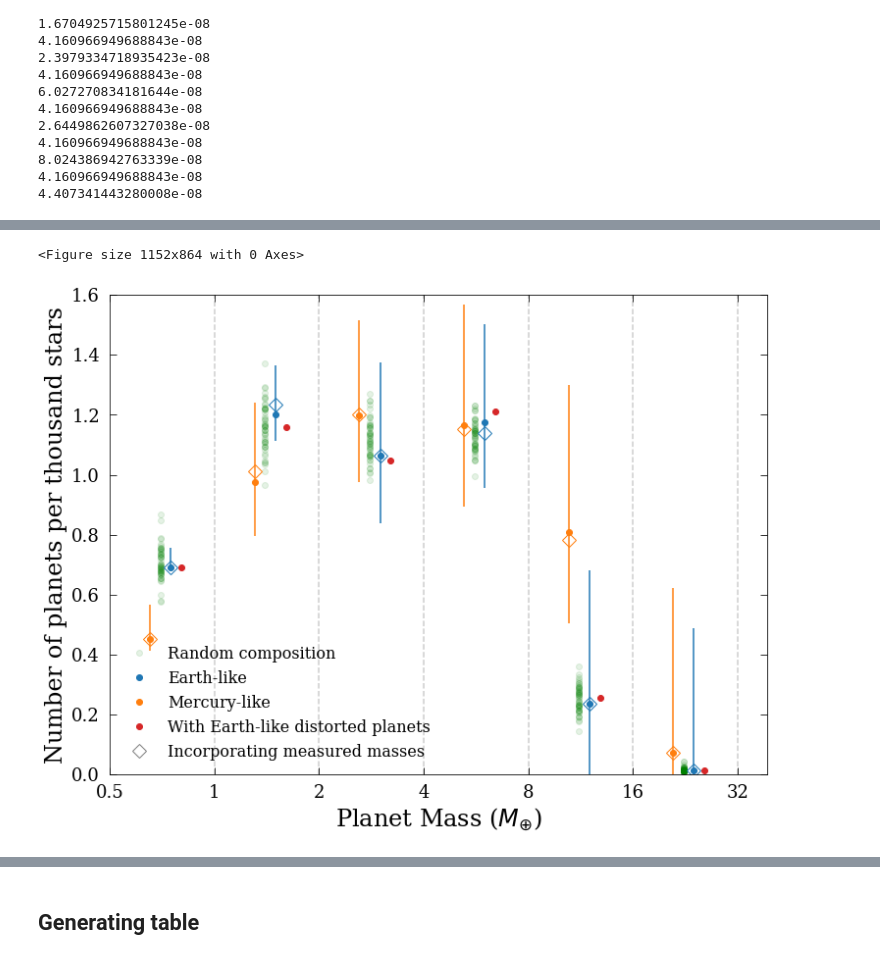
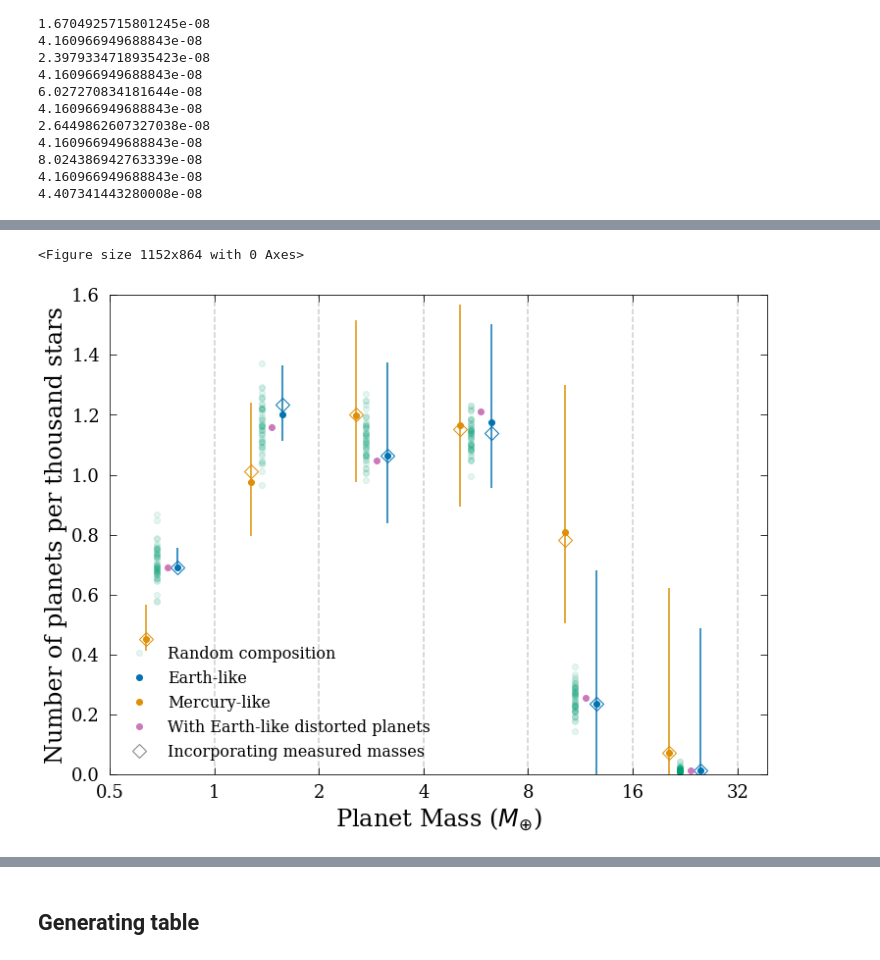
Before and after one commit to asmuzsoy/USPplanets, a Jupyter notebook: USPMassDistRedo.ipynb, the cells around one changed output, grey strips where cells are left out. Drawn from its saved outputs; the diff is of its cells as text; code cells hidden in the pictures.

```diff
--- a/USPMassDistRedo.ipynb
+++ b/USPMassDistRedo.ipynb
@@ -855,9 +910,3 @@ print(len(distort_earthlike_samples))
 old_distort_earthlike_samples = 10**np.loadtxt("earthlike_distorted_samples_081120.txt")
 # %% [output]
 7000
-# %%
-for i in range(7):
-    plt.hist(distort_earthlike_samples[1000*i:1000*(i+1)], label = 'no a')
-    plt.hist(old_distort_earthlike_samples[1000*i:1000*(i+1)])
-    plt.legend()
-    plt.show()
@@ -947,3 +994,16 @@ kic_per_dict
  7.24: 11550689,
  8.46: 9149789,
  8.2: 8416523}
+# %%
+deviances = {}
+
+for value in short_period_indices:
+    regular = earthmasssamples[(1000*value) : (1000*(value+1))]
+    distorted = distort_earth_masssamples[(1000*value) : (1000*(value+1))]
+    reg_average = np.median(regular)
+    distorted_average = np.median(distorted[~np.isnan(distorted)])
+    #print(reg_average, distorted_average)
+    deviance = (distorted_average - reg_average) / reg_average
+    deviances[round(per[value]*24,2)] = deviance
+
+print(deviances)
@@ -1807,46 +1997,47 @@ for i in range(len(massbins)-1):
 
 qv = plt.figure(figsize = (12,9))
 
-offset = 0.1
+offset = 0.05
 
+massticks = np.array([-0.5,0.5,1.5,2.5,3.5,4.5])
 
 for i, j in enumerate(rand_array):
     mass_occur_rand = np.flip(np.histogram2d(j, persampleshours, bins = [massbins, perbins],
                            weights = contribs)[0], 0)
 
     mass_occur_rand_sum = np.flip((mass_occur_rand).sum(axis = 1))
-    plt.plot(massticks - offset,mass_occur_rand_sum * 1000, alpha = 0.1, color = 'g', marker = 'o', linestyle = 'None')
-plt.plot(massticks - offset,mass_occur_rand_sum * 1000, alpha = 0.1, color = 'g', marker = 'o', linestyle = 'None', label = 'Random composition')
+    plt.plot(massticks - offset,mass_occur_rand_sum * 1000, alpha = 0.1, color = colors[2], marker = 'o', linestyle = 'None')
+plt.plot(massticks - offset,mass_occur_rand_sum * 1000, alpha = 0.1, color = colors[2], marker = 'o', linestyle = 'None', label = 'Random composition')
 
 
 # ## plot measured masses
-plt.plot(massticks - 2*offset,mass_measure_sum_m * 1000, linewidth = 2.5, color = 'tab:orange', marker = 'D', linestyle = 'None', fillstyle = 'none', markersize = 10)
-plt.plot(massticks,mass_measure_sum_e * 1000, linewidth = 2.5, color = 'tab:blue', marker = 'D', linestyle = 'None', fillstyle = 'none', markersize = 10)
+plt.plot(massticks - 3*offset,mass_measure_sum_m * 1000, linewidth = 2.5, color = colors[1], marker = 'D', linestyle = 'None', fillstyle = 'none', markersize = 10)
+plt.plot(massticks + 3 * offset,mass_measure_sum_e * 1000, linewidth = 2.5, color = colors[0], marker = 'D', linestyle = 'None', fillstyle = 'none', markersize = 10)
 
 
 ## plot other distributions
-plt.plot(massticks ,mass_occur_earth_sum * 1000, label = 'Earth-like', color = 'tab:blue', marker = 'o', linestyle = 'None')
-plt.plot(massticks - 2* offset,mass_occur_merc_sum * 1000, label = 'Mercury-like', color = 'tab:orange', marker = 'o', linestyle = 'None')
-plt.plot(massticks + offset,mass_occur_distort_sum * 1000, label = 'With Earth-like distorted planets', color = 'tab:red', marker = 'o', linestyle = 'None')
+plt.plot(massticks  + 3 * offset,mass_occur_earth_sum * 1000, label = 'Earth-like', marker = 'o', color = colors[0], linestyle = 'None')
+plt.plot(massticks - 3* offset,mass_occur_merc_sum * 1000, label = 'Mercury-like', marker = 'o', color = colors[1], linestyle = 'None')
+plt.plot(massticks + offset,mass_occur_distort_sum * 1000, label = 'With Earth-like distorted planets', marker = 'o', color = colors[3],linestyle = 'None')
 
 ## plot fake gray dashed line just to get it on the legend
 plt.plot(massticks, -1 * np.ones_like(mass_measure_sum_e), label = 'Incorporating measured masses', linewidth = 2.5, color = 'tab:gray', marker = 'D', linestyle = 'None', fillstyle = 'none', markersize = 10)
 
 ## error shading
-plt.errorbar(massticks , mass_occur_earth_sum * 1000, yerr = [mass_earth_sum_lower,  mass_earth_sum_upper], linestyle = 'None')
-plt.errorbar(massticks - 2*offset, mass_occur_merc_sum * 1000, yerr = [mass_merc_sum_lower,  mass_merc_sum_upper], linestyle = 'None')
+plt.errorbar(massticks + 3 * offset, mass_occur_earth_sum * 1000, yerr = [mass_earth_sum_lower,  mass_earth_sum_upper], linestyle = 'None')
+plt.errorbar(massticks - 3*offset, mass_occur_merc_sum * 1000, yerr = [mass_merc_sum_lower,  mass_merc_sum_upper], linestyle = 'None')
 
 for i in [0,1,2,3,4,5]:
     plt.axvline(i, linestyle = 'dashed', c = 'k', alpha = 0.2)
 
 plt.xticks([-1,0,1,2,3,4,5], [0.5,1,2,4,8,16,32])
 plt.xlabel('Planet Mass ($M_{ \oplus}$)')
 plt.ylabel('Number of planets per thousand stars')
 plt.ylim(0, 1.6)
 plt.legend(loc = 'lower left')
 plt.show()
 
 qv.savefig("MassDistributionFinalPoints.pdf", bbox_inches='tight')
 # %% [output]
 <Figure size 1152x864 with 0 Axes>
-[figure, old version]
+[figure, new version]
```
Also changed, not shown: parts of 82 cells of this notebook, 5 other files.
